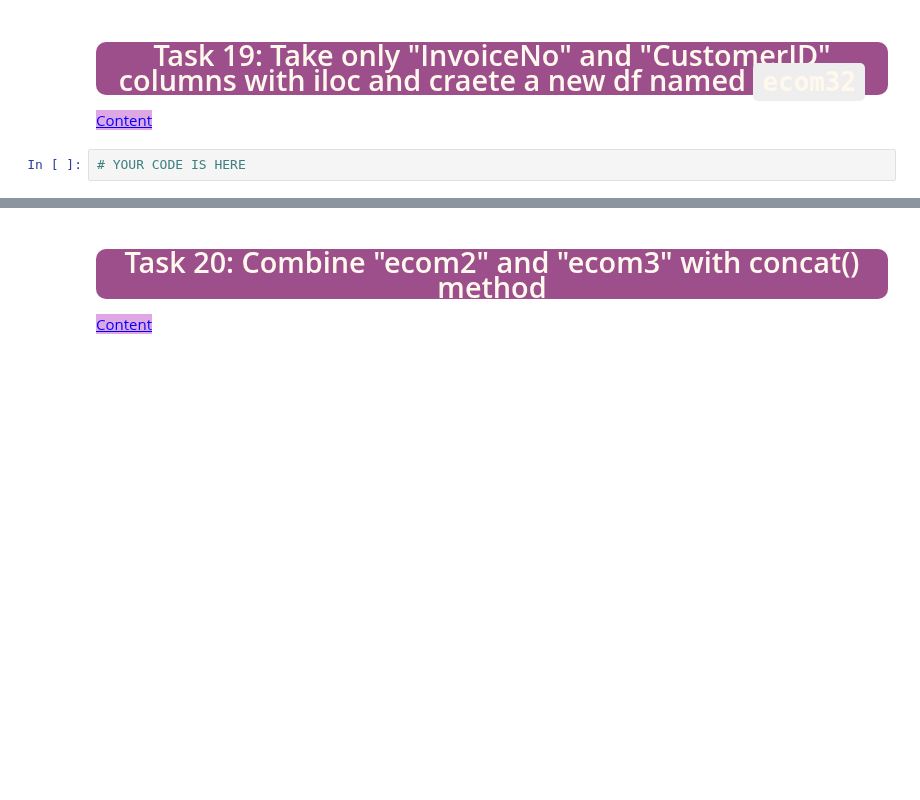
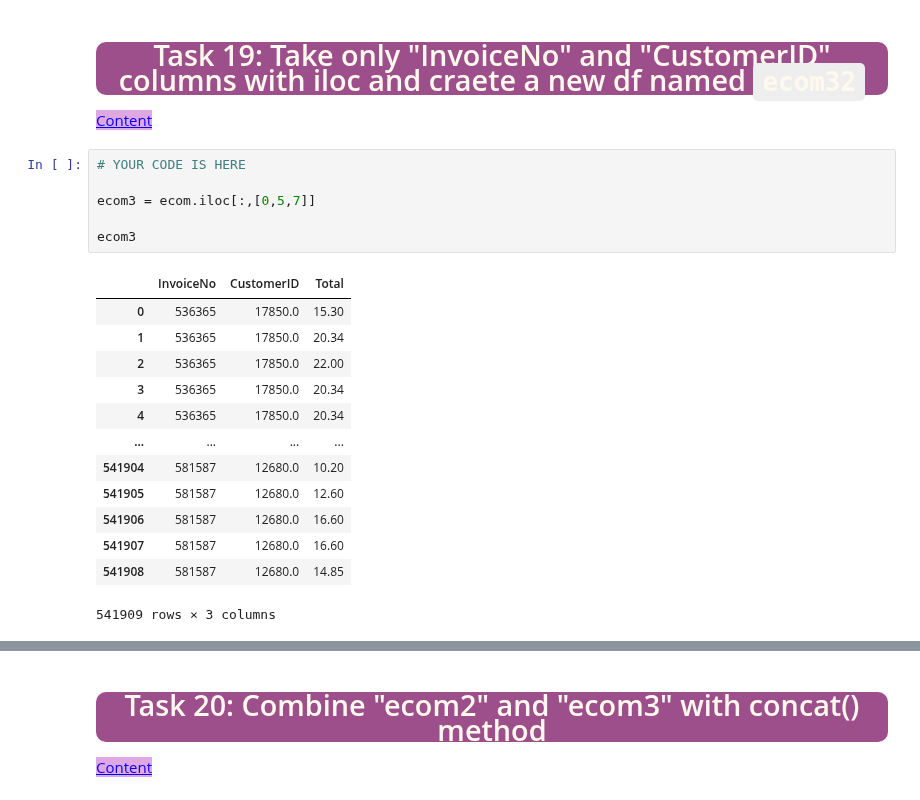
Before and after one commit to iceyisaak/clarusway_ds, a Jupyter notebook: DAwPy_Assignment_02_Student.ipynb, the cells around one changed output, grey strips where cells are left out. Drawn from its saved outputs; the diff is of its cells as text; blank space fills up the shorter version.

```diff
--- a/DAwPy_Assignment_02_Student.ipynb
+++ b/DAwPy_Assignment_02_Student.ipynb
@@ -993,6 +1026,24 @@ Desired Output:
 style="color:blue; background-color:#dfa8e4" data-toggle="popover">Content</a>
 # %%
 # YOUR CODE IS HERE
+
+ecom3 = ecom.iloc[:,[0,5,7]]
+
+ecom3
+# %% [output]
+|  | InvoiceNo | CustomerID | Total |
+| 0 | 536365 | 17850.0 | 15.30 |
+| 1 | 536365 | 17850.0 | 20.34 |
+| 2 | 536365 | 17850.0 | 22.00 |
+| 3 | 536365 | 17850.0 | 20.34 |
+| 4 | 536365 | 17850.0 | 20.34 |
+| ... | ... | ... | ... |
+| 541904 | 581587 | 12680.0 | 10.20 |
+| 541905 | 581587 | 12680.0 | 12.60 |
+| 541906 | 581587 | 12680.0 | 16.60 |
+| 541907 | 581587 | 12680.0 | 16.60 |
+| 541908 | 581587 | 12680.0 | 14.85 |
+541909 rows × 3 columns
 # %% [markdown]
 Desired Output:
 
```
Also changed, not shown: parts of 7 cells of this notebook.
